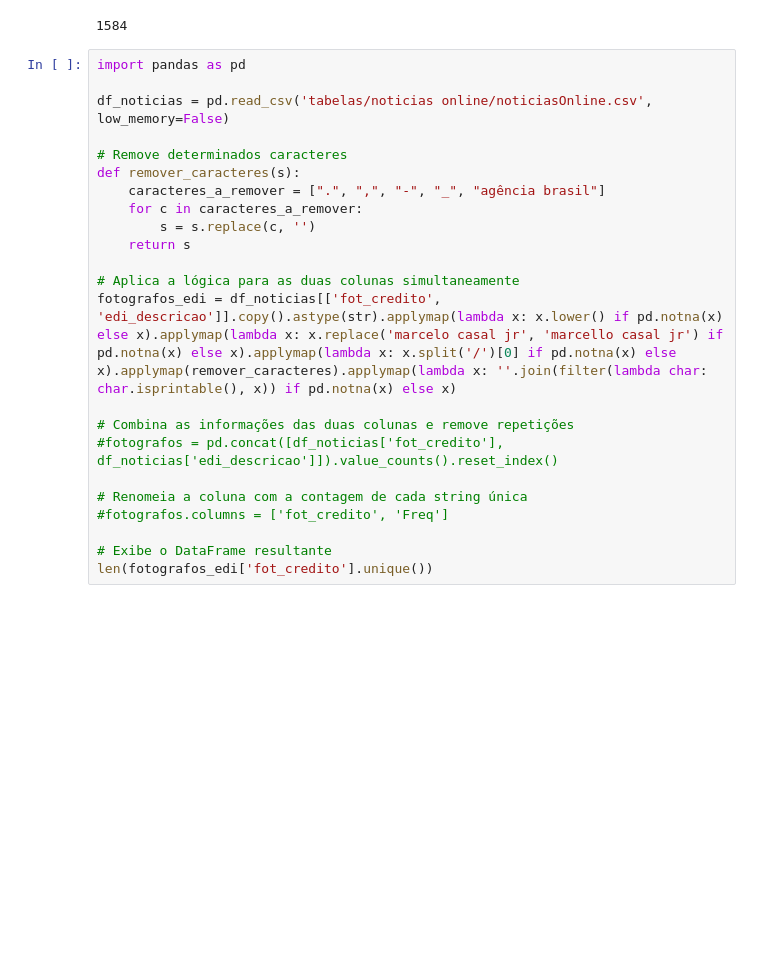
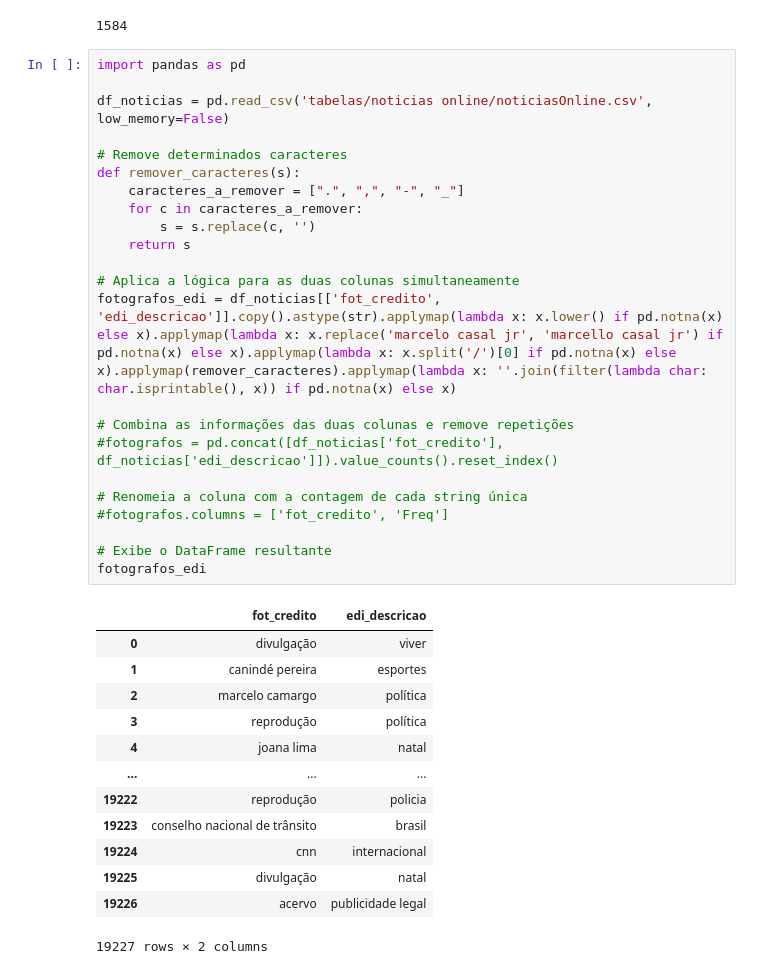
Before and after one commit to alisson002/Dashboard-TN, a Jupyter notebook: graficosPython.ipynb, the cells around one changed output. Saved outputs shown, nothing was run; the diff lists cells and outputs as text; blank space fills up the shorter version.

```diff
--- a/graficosPython.ipynb
+++ b/graficosPython.ipynb
@@ -471,23 +471,37 @@ len(fotografos_edi['fot_credito'].unique())
 # %%
 import pandas as pd
 
 df_noticias = pd.read_csv('tabelas/noticias online/noticiasOnline.csv', low_memory=False)
 
 # Remove determinados caracteres
 def remover_caracteres(s):
-    caracteres_a_remover = [".", ",", "-", "_", "agência brasil"]
+    caracteres_a_remover = [".", ",", "-", "_"]
     for c in caracteres_a_remover:
         s = s.replace(c, '')
     return s
 
 # Aplica a lógica para as duas colunas simultaneamente
 fotografos_edi = df_noticias[['fot_credito', 'edi_descricao']].copy().astype(str).applymap(lambda x: x.lower() if pd.notna(x) else x).applymap(lambda x: x.replace('marcelo casal jr', 'marcello casal jr') if pd.notna(x) else x).applymap(lambda x: x.split('/')[0] if pd.notna(x) else x).applymap(remover_caracteres).applymap(lambda x: ''.join(filter(lambda char: char.isprintable(), x)) if pd.notna(x) else x)
 
 # Combina as informações das duas colunas e remove repetições
 #fotografos = pd.concat([df_noticias['fot_credito'], df_noticias['edi_descricao']]).value_counts().reset_index()
 
 # Renomeia a coluna com a contagem de cada string única
 #fotografos.columns = ['fot_credito', 'Freq']
 
 # Exibe o DataFrame resultante
-len(fotografos_edi['fot_credito'].unique())
+fotografos_edi
+# %% [output]
+|  | fot_credito | edi_descricao |
+| 0 | divulgação | viver |
+| 1 | canindé pereira | esportes |
+| 2 | marcelo camargo | política |
+| 3 | reprodução | política |
+| 4 | joana lima | natal |
+| ... | ... | ... |
+| 19222 | reprodução | policia |
+| 19223 | conselho nacional de trânsito | brasil |
+| 19224 | cnn | internacional |
+| 19225 | divulgação | natal |
+| 19226 | acervo | publicidade legal |
+19227 rows × 2 columns
```
Also changed, not shown: 3 other files.
